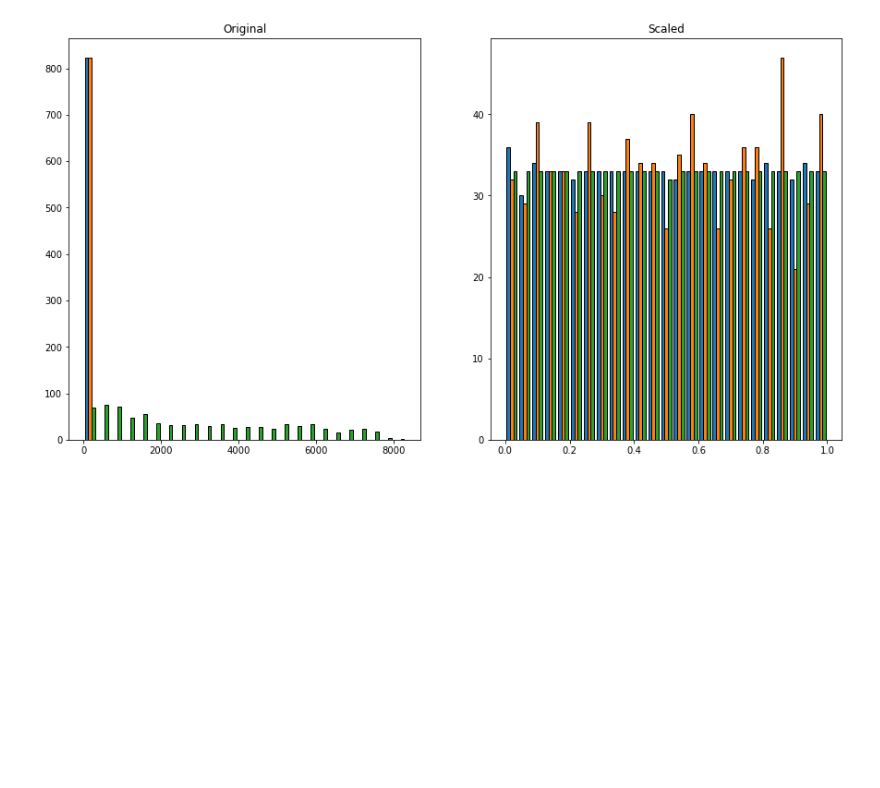
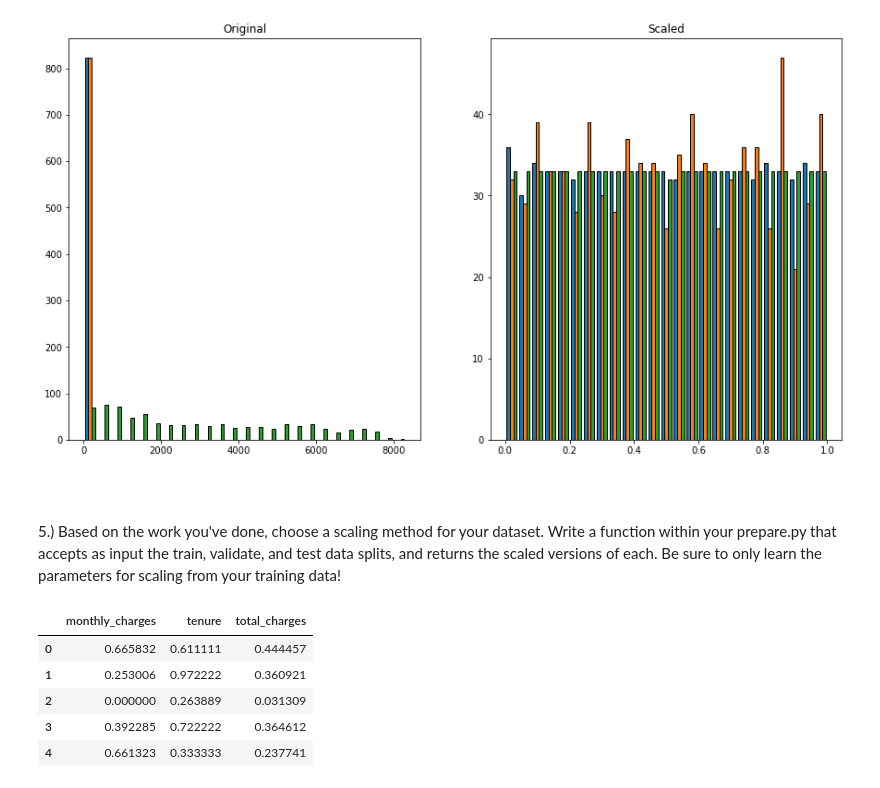
Before and after one commit to annah-vu/regression-exercises, a Jupyter notebook: scaling.ipynb, the cells around one changed output. Cells and saved outputs as stored; diff of their text form; code cells hidden in the pictures; blank space fills up the shorter version.

```diff
--- a/scaling.ipynb
+++ b/scaling.ipynb
@@ -579,3 +579,32 @@ plt.title('Scaled')
 Text(0.5, 1.0, 'Scaled')
 [figure]
 [figure]
+# %% [markdown]
+<br>
+# %% [markdown]
+5.) Based on the work you've done, choose a scaling method for your dataset. Write a function within your prepare.py that accepts as input the train, validate, and test data splits, and returns the scaled versions of each. Be sure to only learn the parameters for scaling from your training data!
+# %%
+#I'm going to select MinMax().
+scaler = sklearn.preprocessing.MinMaxScaler()
+#fit it only on train
+scaler.fit(train)
+
+#apply to all three sets
+train_scaled = scaler.transform(train)
+validate_scaled = scaler.transform(validate)
+test_scaled = scaler.transform(test)
+
+#turn into readable dataframes (our end result)
+train_scaled = pd.DataFrame(train_scaled, columns = train.columns)
+validate_scaled = pd.DataFrame(validate_scaled, columns = train.columns)
+test_scaled = pd.DataFrame(test_scaled, columns = train.columns)
+# %%
+#checking to make sure it worked
+test_scaled.head()
+# %% [output]
+|  | monthly_charges | tenure | total_charges |
+| 0 | 0.665832 | 0.611111 | 0.444457 |
+| 1 | 0.253006 | 0.972222 | 0.360921 |
+| 2 | 0.000000 | 0.263889 | 0.031309 |
+| 3 | 0.392285 | 0.722222 | 0.364612 |
+| 4 | 0.661323 | 0.333333 | 0.237741 |
```
Also changed, not shown: parts of 3 cells of this notebook, 1 other file.
